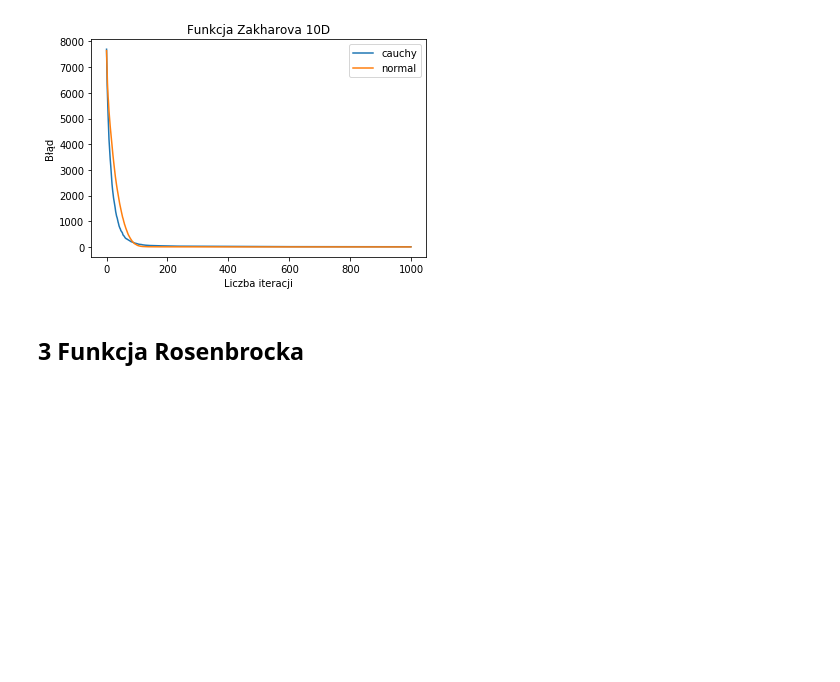
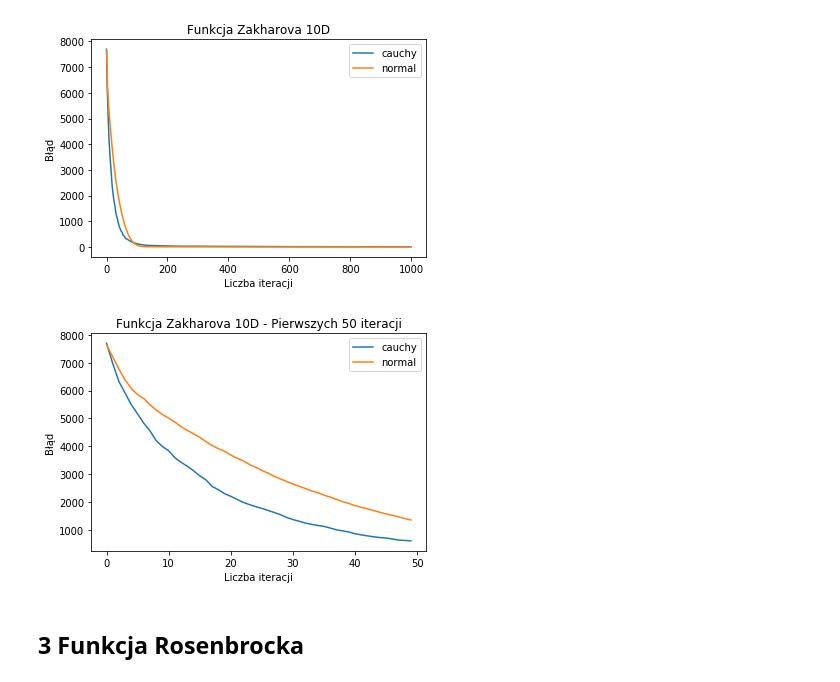
Before and after one commit to adamnapieralski/pszt-evolutionary-cauchy-searching, a Jupyter notebook: plot_progress.ipynb, the cells around one changed output. Cells and saved outputs as stored; diff of their text form; code cells hidden in the pictures; blank space fills up the shorter version.

```diff
--- a/plot_progress.ipynb
+++ b/plot_progress.ipynb
@@ -45,6 +66,13 @@ plot_from_file("Funkcja Zakharova 10D",
                'analysis_out/zakharov/zakharov_progress_normal__D10_P50_I1000_R5120200417_121030.txt')
 # %% [output]
 [figure]
+# %%
+plot_from_file("Funkcja Zakharova 10D - Pierwszych 50 iteracji",
+               'analysis_out/zakharov/zakharov_progress_cauchy__D10_P50_I1000_R5120200417_121030.txt',
+               'analysis_out/zakharov/zakharov_progress_normal__D10_P50_I1000_R5120200417_121030.txt',
+              limit = 50)
+# %% [output]
+[figure, added]
 # %% [markdown]
 ## 3 Funkcja Rosenbrocka
 # %%
```
Also changed, not shown: parts of 13 cells of this notebook, 18 other files.
